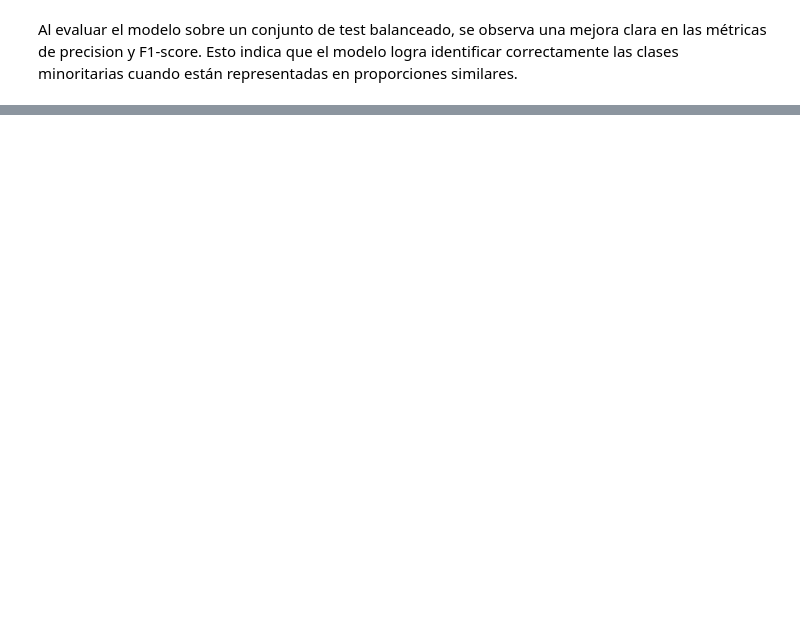
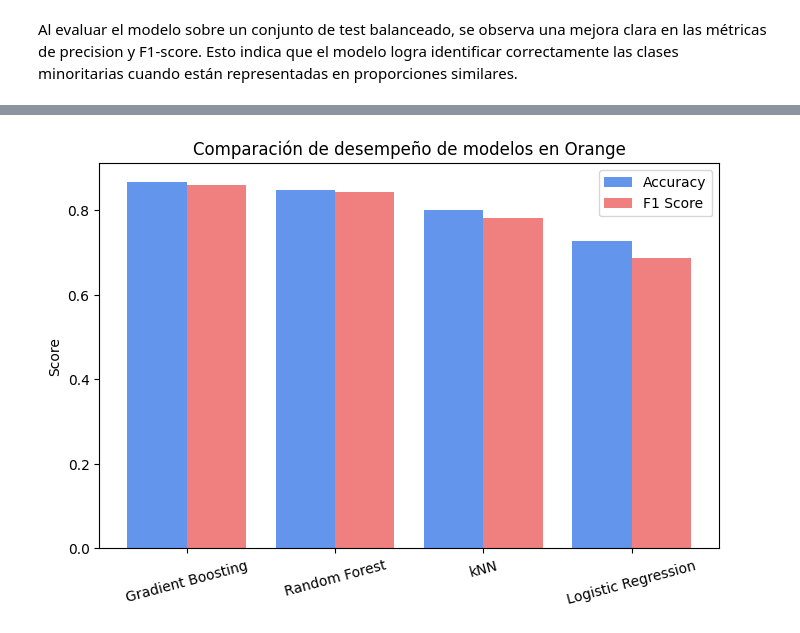
Before and after one commit to jbrazonath/TP_AMq, a Jupyter notebook: TrabajoPráctico_AMq.ipynb, the cells around one changed output, grey strips where cells are left out. Cells and saved outputs as stored; diff of their text form; code cells hidden in the pictures; blank space fills up the shorter version.

```diff
--- a/TrabajoPráctico_AMq.ipynb
+++ b/TrabajoPráctico_AMq.ipynb
@@ -1361,0 +1387,16 @@ Al evaluar el modelo sobre un conjunto de test balanceado, se observa una mejora
+# %%
+models = ['Gradient Boosting', 'Random Forest', 'kNN', 'Logistic Regression']
+accuracy = [0.868, 0.849, 0.802, 0.728]
+f1 = [0.859, 0.844, 0.781, 0.688]
+
+x = range(len(models))
+plt.figure(figsize=(8,5))
+plt.bar(x, accuracy, width=0.4, label='Accuracy', color='cornflowerblue')
+plt.bar([p + 0.4 for p in x], f1, width=0.4, label='F1 Score', color='lightcoral')
+plt.xticks([p + 0.2 for p in x], models, rotation=15)
+plt.ylabel('Score')
+plt.title('Comparación de desempeño de modelos en Orange')
+plt.legend()
+plt.show()
+# %% [output]
+[figure, added]
```
Also changed, not shown: parts of 16 cells of this notebook.
